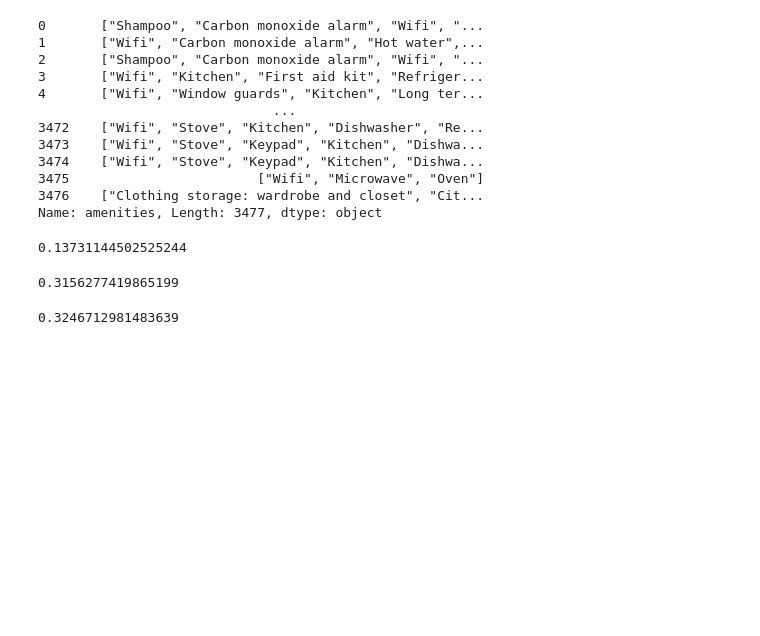
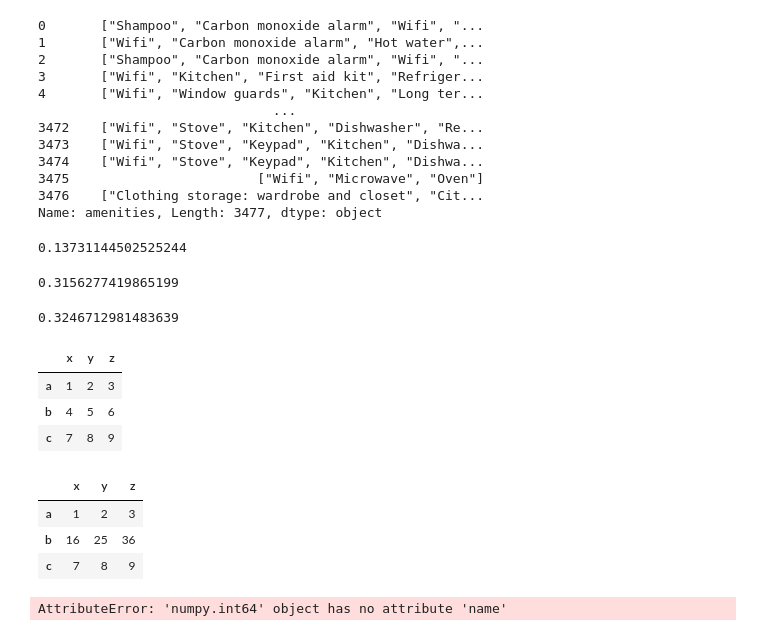
Before and after one commit to drossDS/Air_BnB_Fair_Pricing, a Jupyter notebook: code/EDA-part-2.ipynb, the cells around one changed output. Drawn from its saved outputs; the diff is of its cells as text; code cells hidden in the pictures; blank space fills up the shorter version.

```diff
--- a/code/EDA-part-2.ipynb
+++ b/code/EDA-part-2.ipynb
@@ -823,3 +803,40 @@ np.corrcoef(lstn.amen_cnt, col_logger(lstn.price))[0][1]
 np.corrcoef(col_logger(lstn.amen_cnt), col_logger(lstn.price))[0][1]
 # %% [output]
 0.3246712981483639
+# %%
+
+# import pandas and numpy library
+import pandas as pd
+import numpy as np
+# List of Tuples
+matrix = [(1, 2, 3),
+          (4, 5, 6),
+          (7, 8, 9)
+         ]
+
+# Create a DataFrame object
+df = pd.DataFrame(matrix, columns = list('xyz'),
+                   index = list('abc'))
+
+# Apply function numpy.square() to lambda
+# whose row index is 'b'
+new_df = df.apply(lambda x: np.square(x) if x.name == 'b' else x,
+                axis = 1)
+# %%
+df
+# %% [output]
+|  | x | y | z |
+| a | 1 | 2 | 3 |
+| b | 4 | 5 | 6 |
+| c | 7 | 8 | 9 |
+# %%
+new_df
+# %% [output]
+|  | x | y | z |
+| a | 1 | 2 | 3 |
+| b | 16 | 25 | 36 |
+| c | 7 | 8 | 9 |
+# %%
+df['y'].iloc[0].name
+# %% [output]
+AttributeError: 'numpy.int64' object has no attribute 'name'
```
Also changed, not shown: parts of 14 cells of this notebook.
